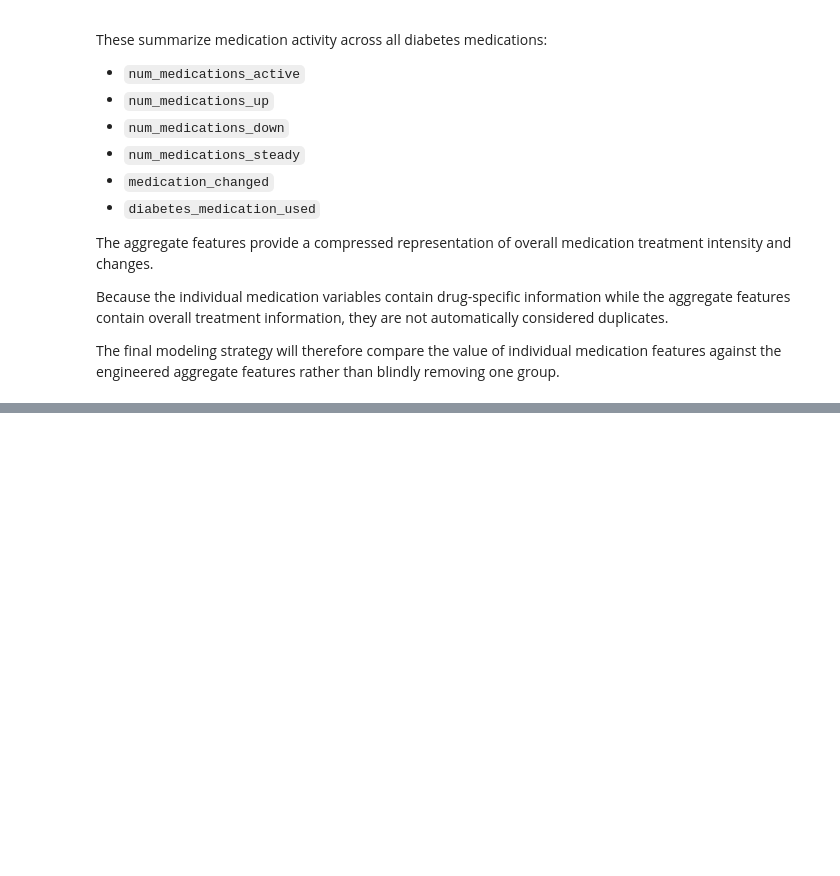
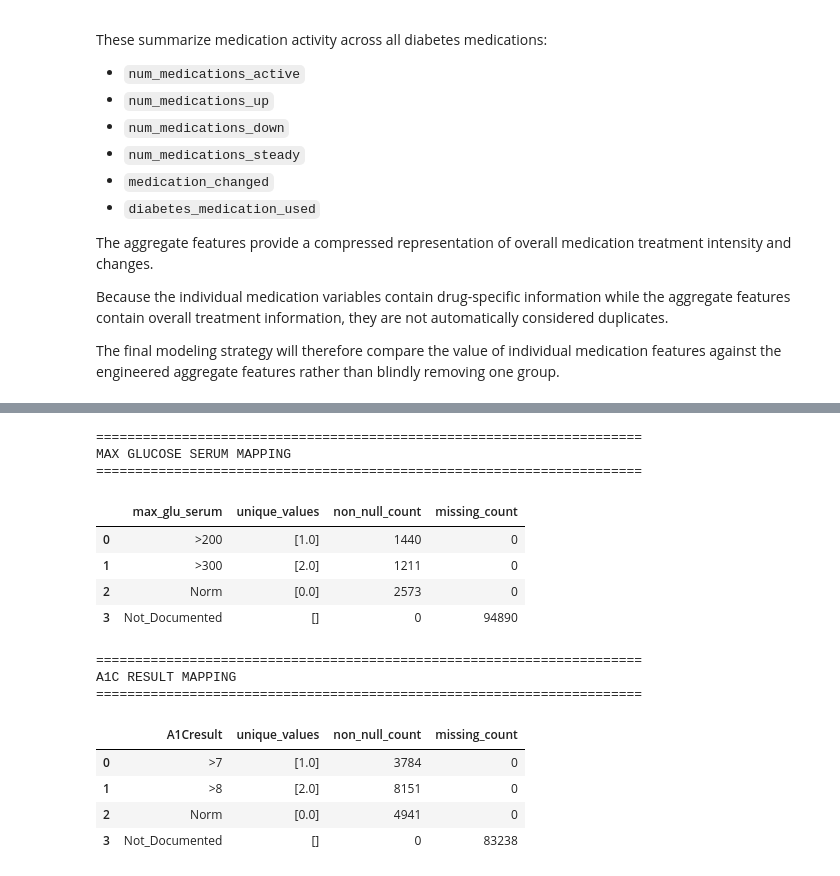
Before and after one commit to amanchaurasia512/diabetes-130-hospitals, a Jupyter notebook: Notebook/03_feature_engineering.ipynb, the cells around one changed output, grey strips where cells are left out. Cells and saved outputs as stored; diff of their text form; code cells hidden in the pictures; blank space fills up the shorter version.

```diff
--- a/Notebook/03_feature_engineering.ipynb
+++ b/Notebook/03_feature_engineering.ipynb
@@ -1105,0 +1586,56 @@ The final modeling strategy will therefore compare the value of individual medic
+# %%
+# ============================================================
+# CLINICAL FEATURE MAPPING VALIDATION
+# ============================================================
+
+print("=" * 70)
+print("MAX GLUCOSE SERUM MAPPING")
+print("=" * 70)
+
+glu_mapping_check = (
+    df_model_feature
+    .groupby("max_glu_serum", dropna=False)["max_glu_serum_level"]
+    .agg(
+        unique_values=lambda x: sorted(x.dropna().unique().tolist()),
+        non_null_count=lambda x: x.notna().sum(),
+        missing_count=lambda x: x.isna().sum()
+    )
+    .reset_index()
+)
+
+display(glu_mapping_check)
+
+
+print("=" * 70)
+print("A1C RESULT MAPPING")
+print("=" * 70)
+
+a1c_mapping_check = (
+    df_model_feature
+    .groupby("A1Cresult", dropna=False)["A1C_level"]
+    .agg(
+        unique_values=lambda x: sorted(x.dropna().unique().tolist()),
+        non_null_count=lambda x: x.notna().sum(),
+        missing_count=lambda x: x.isna().sum()
+    )
+    .reset_index()
+)
+
+display(a1c_mapping_check)
+# %% [output]
+======================================================================
+MAX GLUCOSE SERUM MAPPING
+======================================================================
+|  | max_glu_serum | unique_values | non_null_count | missing_count |
+| 0 | >200 | [1.0] | 1440 | 0 |
+| 1 | >300 | [2.0] | 1211 | 0 |
+| 2 | Norm | [0.0] | 2573 | 0 |
+| 3 | Not_Documented | [] | 0 | 94890 |
+======================================================================
+A1C RESULT MAPPING
+======================================================================
+|  | A1Cresult | unique_values | non_null_count | missing_count |
+| 0 | >7 | [1.0] | 3784 | 0 |
+| 1 | >8 | [2.0] | 8151 | 0 |
+| 2 | Norm | [0.0] | 4941 | 0 |
+| 3 | Not_Documented | [] | 0 | 83238 |
```
Also changed, not shown: parts of 19 cells of this notebook.
